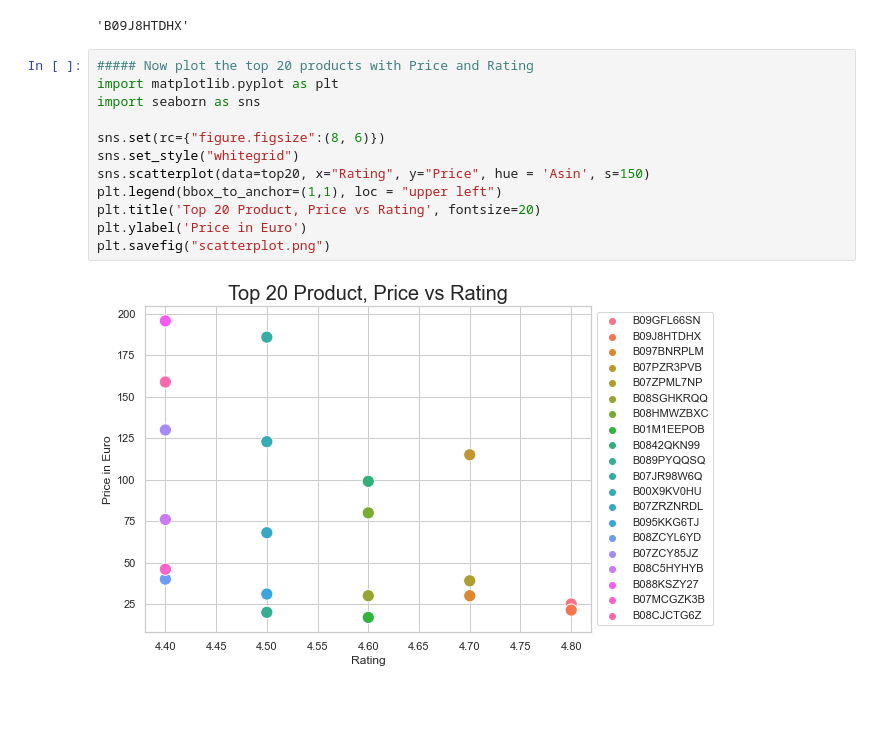
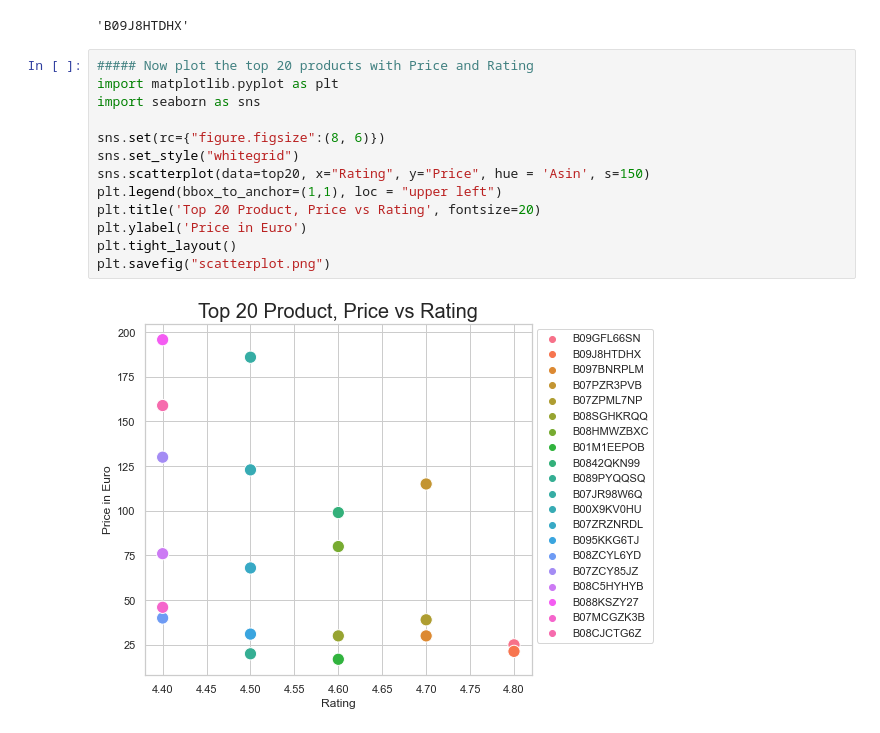
Before and after one commit to n-hien/Amazon-Web-Scraping, a Jupyter notebook: productAnalysis.ipynb, the cells around one changed output. Drawn from its saved outputs; the diff is of its cells as text; blank space fills up the shorter version.

```diff
--- a/productAnalysis.ipynb
+++ b/productAnalysis.ipynb
@@ -117,14 +117,15 @@ top20.iloc[1,0]
 # %%
 ##### Now plot the top 20 products with Price and Rating
 import matplotlib.pyplot as plt
 import seaborn as sns
 
 sns.set(rc={"figure.figsize":(8, 6)})
 sns.set_style("whitegrid")
 sns.scatterplot(data=top20, x="Rating", y="Price", hue = 'Asin', s=150)
 plt.legend(bbox_to_anchor=(1,1), loc = "upper left")
 plt.title('Top 20 Product, Price vs Rating', fontsize=20)
 plt.ylabel('Price in Euro')
+plt.tight_layout()
 plt.savefig("scatterplot.png")
 # %% [output]
-[figure, old version]
+[figure, new version]
```
Also changed, not shown: parts of 1 cell of this notebook, 3 other files.
